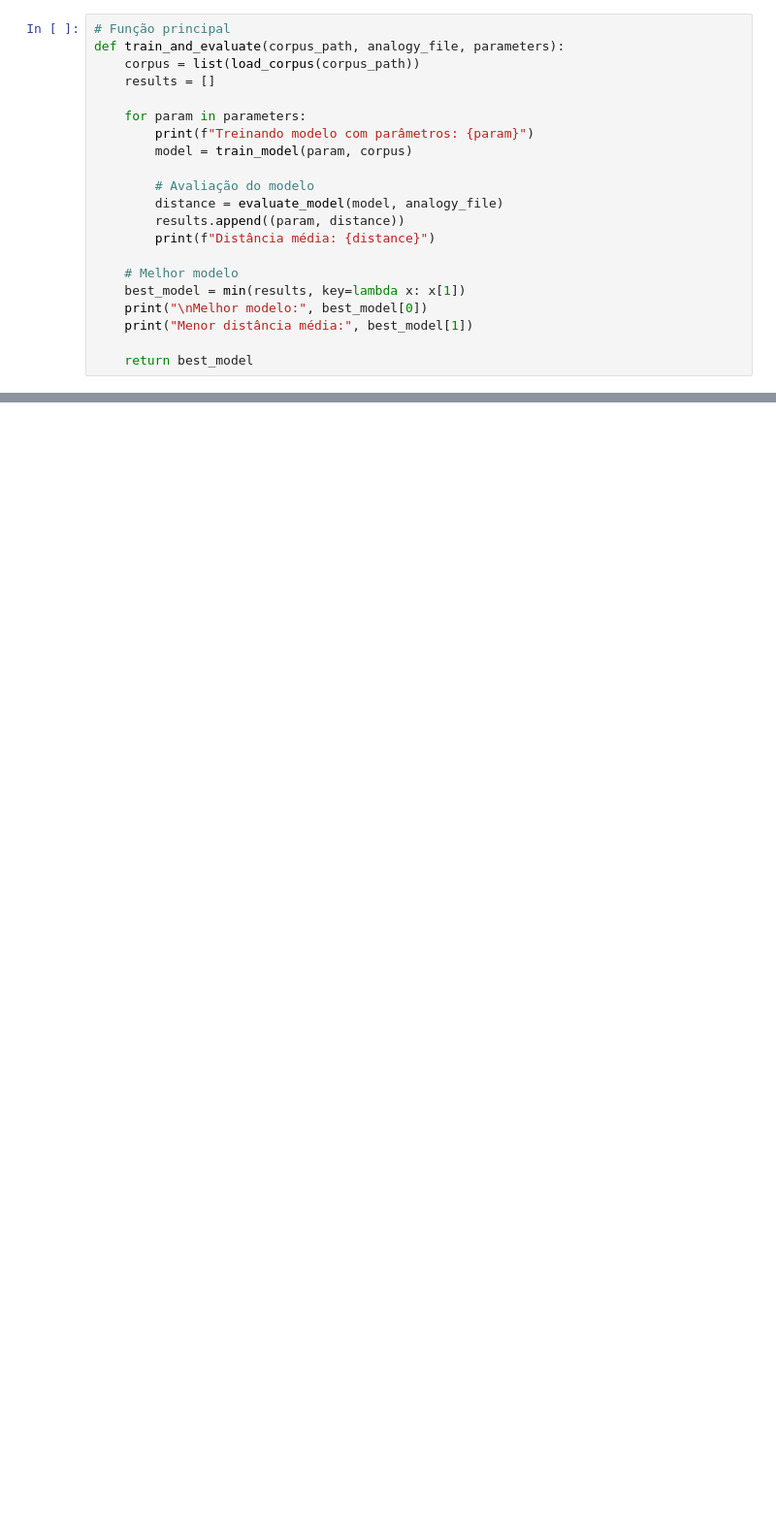
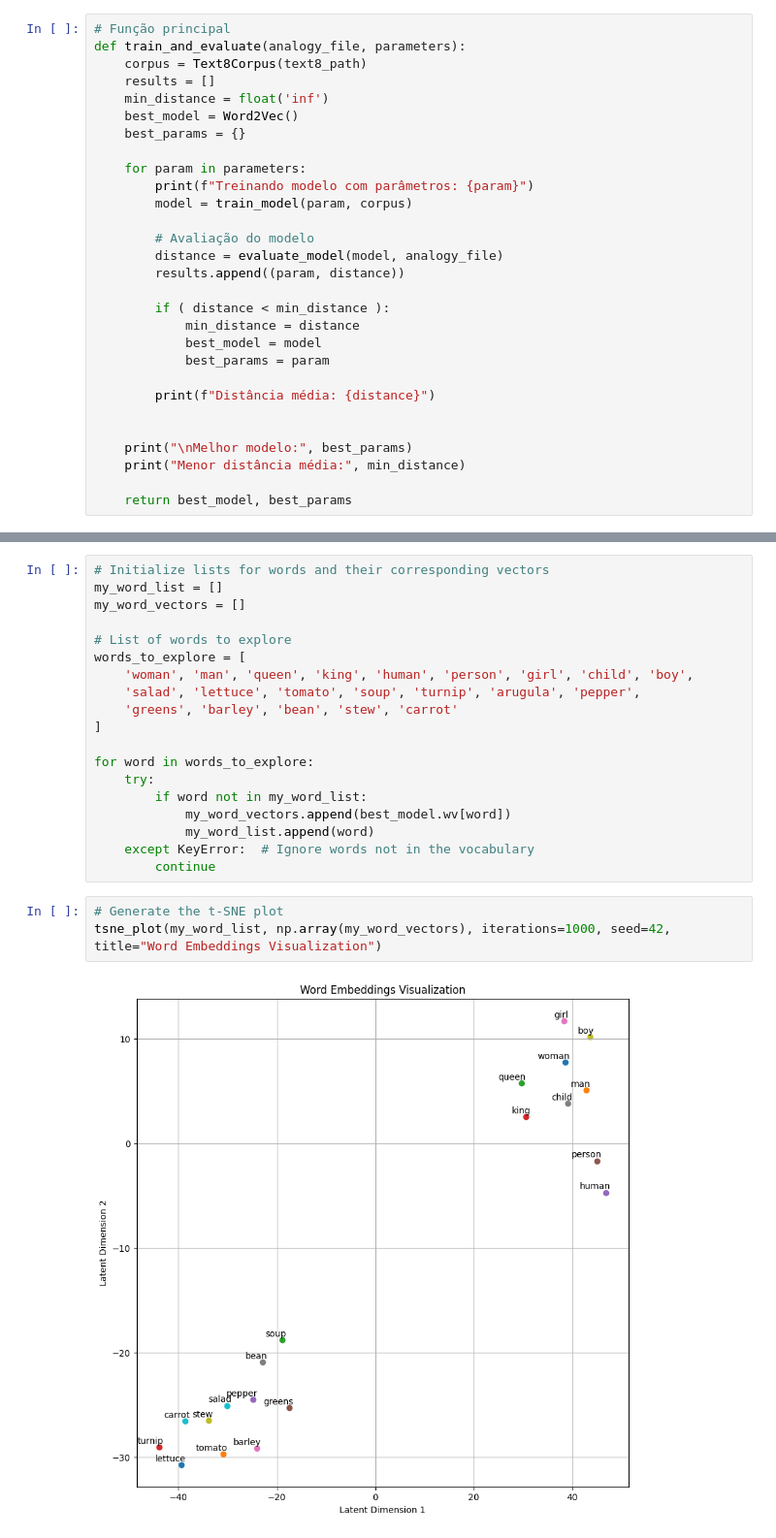
Before and after one commit to HenriqueDSousa/TP1_NLP, a Jupyter notebook: word2vec.ipynb, the cells around one changed output, grey strips where cells are left out. Shown at 97% size. Saved outputs shown, nothing was run; the diff lists cells and outputs as text; blank space fills up the shorter version.

Commit message:
adding plots

```diff
--- a/word2vec.ipynb
+++ b/word2vec.ipynb
@@ -47,8 +54,11 @@ def train_model(model_params: dict, corpus: list) -> Word2Vec.__class__:
 # %%
 # Função principal
-def train_and_evaluate(corpus_path, analogy_file, parameters):
-    corpus = list(load_corpus(corpus_path))
+def train_and_evaluate(analogy_file, parameters):
+    corpus = Text8Corpus(text8_path)
     results = []
+    min_distance = float('inf')
+    best_model = Word2Vec()
+    best_params = {}
 
     for param in parameters:
         print(f"Treinando modelo com parâmetros: {param}")
@@ -57,11 +67,16 @@ def train_and_evaluate(corpus_path, analogy_file, parameters):
         # Avaliação do modelo
         distance = evaluate_model(model, analogy_file)
         results.append((param, distance))
+
+        if ( distance < min_distance ):
+            min_distance = distance
+            best_model = model
+            best_params = param
+
         print(f"Distância média: {distance}")
 
-    # Melhor modelo
-    best_model = min(results, key=lambda x: x[1])
-    print("\nMelhor modelo:", best_model[0])
-    print("Menor distância média:", best_model[1])
 
-    return best_model
+    print("\nMelhor modelo:", best_params)
+    print("Menor distância média:", min_distance)
+
+    return best_model, best_params
@@ -125,0 +226,24 @@ apple -> fruit, carrot -> fruit
+# %%
+# Initialize lists for words and their corresponding vectors
+my_word_list = []
+my_word_vectors = []
+
+# List of words to explore
+words_to_explore = [
+    'woman', 'man', 'queen', 'king', 'human', 'person', 'girl', 'child', 'boy',
+    'salad', 'lettuce', 'tomato', 'soup', 'turnip', 'arugula', 'pepper',
+    'greens', 'barley', 'bean', 'stew', 'carrot'
+]
+
+for word in words_to_explore:
+    try:
+        if word not in my_word_list:
+            my_word_vectors.append(best_model.wv[word])
+            my_word_list.append(word)
+    except KeyError:  # Ignore words not in the vocabulary
+        continue
+# %%
+# Generate the t-SNE plot
+tsne_plot(my_word_list, np.array(my_word_vectors), iterations=1000, seed=42, title="Word Embeddings Visualization")
+# %% [output]
+[figure, added]
```
Also changed, not shown: parts of 20 cells of this notebook.
